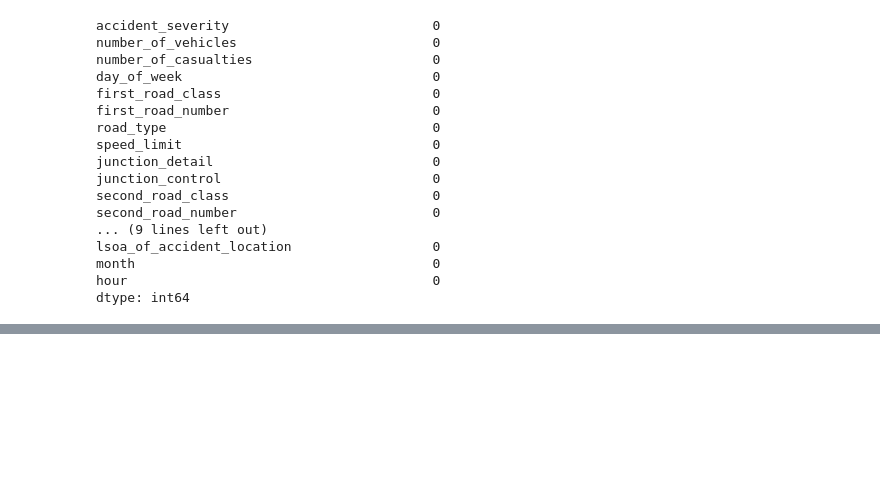
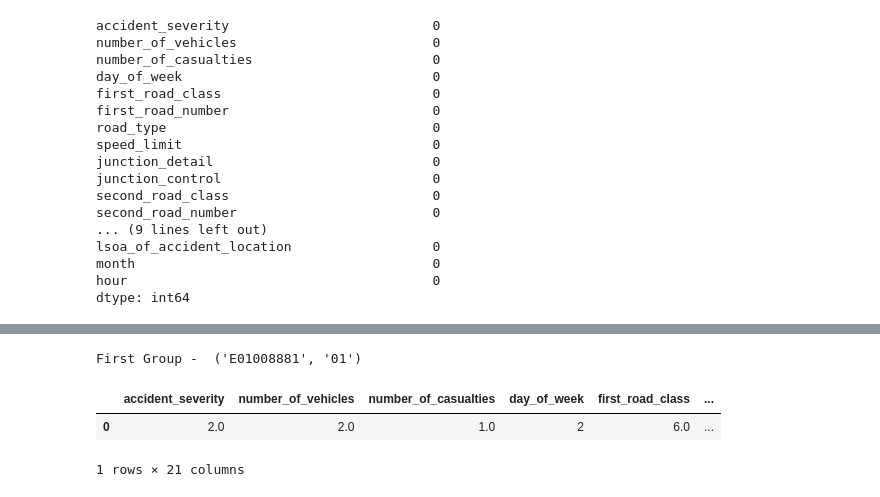
Before and after one commit to AliAkolade/RoadSafetyDataAnalysis, a Jupyter notebook: RoadSafetyDataAnalysis.ipynb, the cells around one changed output, grey strips where cells are left out. Saved outputs shown, nothing was run; the diff lists cells and outputs as text; code cells hidden in the pictures; blank space fills up the shorter version.

```diff
--- a/RoadSafetyDataAnalysis.ipynb
+++ b/RoadSafetyDataAnalysis.ipynb
@@ -160,0 +187,10 @@ for group,data in group_df:
+# %%
+# Calculating the Sums of Vehicles & Casualties Columns
+cols = ["number_of_vehicles", "number_of_casualties"]
+count = 0
+for group, data in group_df:
+    # Displaying First 2 Sums
+    if count < 2:
+        print("Group", (count + 1), "- ", group)
+        print(data[cols].sum(), "\n")
+        count += 1
@@ -160,0 +207,14 @@ for group,data in group_df:
+# %%
+# Calculating the Mode (Most Occurrence) Of Each Column
+count = 0
+for group, data in group_df:
+    if count < 1:
+        print("First Group - ", group)
+        df_mode = data.mode(numeric_only=True, dropna=True).dropna()
+        count+=1
+df_mode.head()
+# %% [output]
+First Group -  ('E01008881', '01')
+|  | accident_severity | number_of_vehicles | number_of_casualties | day_of_week | first_road_class | ... |
+| 0 | 2.0 | 2.0 | 1.0 | 2 | 6.0 | ... |
+1 rows × 21 columns
```
Also changed, not shown: parts of 9 cells of this notebook.
